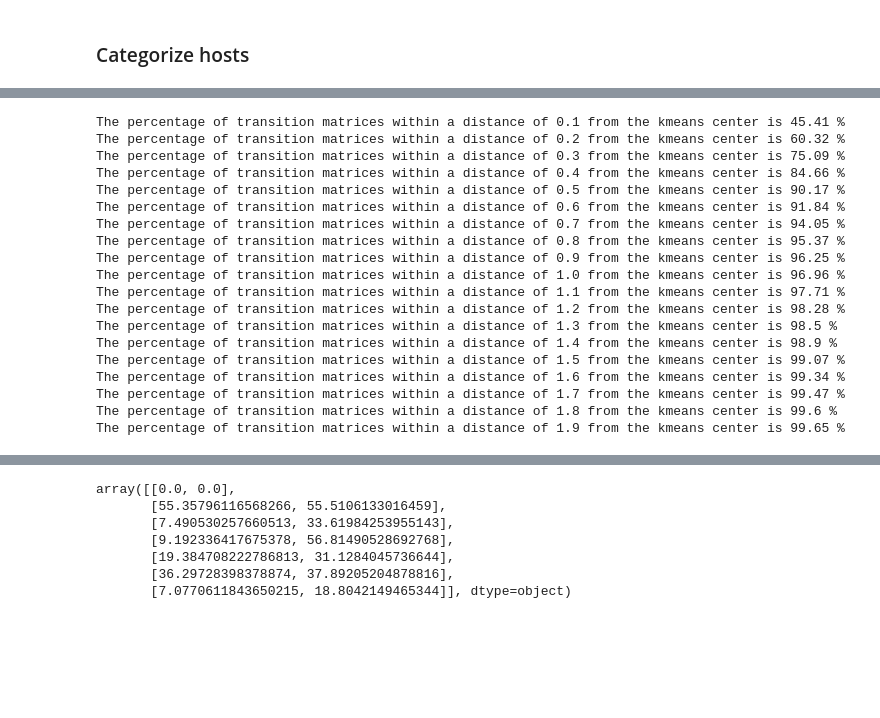
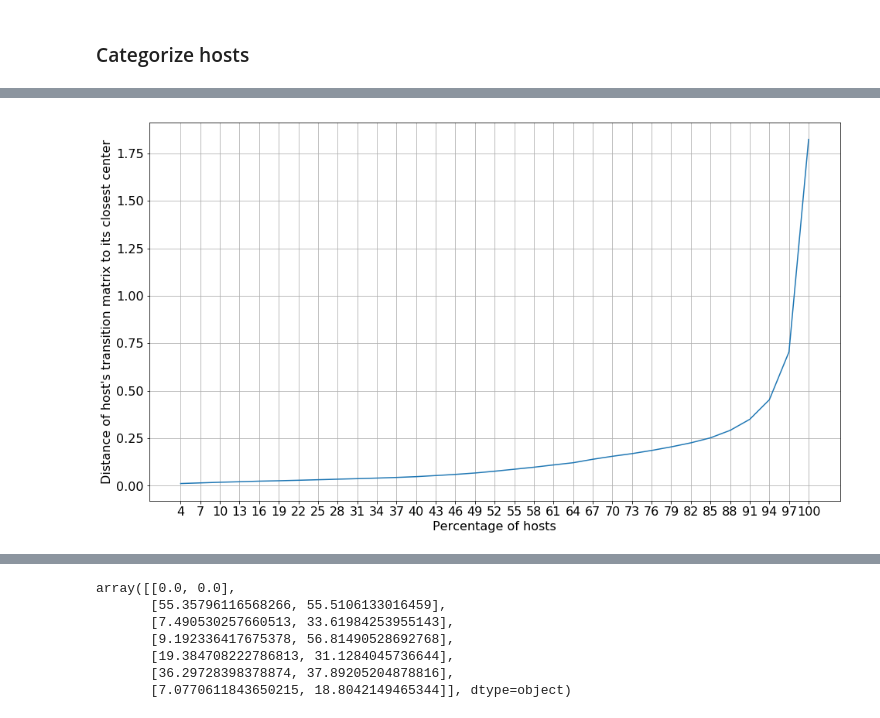
Before and after one commit to SotirisAnagnostidis/onlineAnomalyDetection, a Jupyter notebook: diploma/KL-Kmeans.ipynb, the cells around one changed output, grey strips where cells are left out. Cells and saved outputs as stored; diff of their text form; code cells hidden in the pictures; blank space fills up the shorter version.

```diff
--- a/diploma/KL-Kmeans.ipynb
+++ b/diploma/KL-Kmeans.ipynb
@@ -128,33 +132,31 @@ sorted(distances, key=lambda x: -x[1])[:10]
-# %%
-sorted_distances = sorted(distances, key=lambda x: -x[1])
-
-def percentage_distances(value):
-    total = 0
-    for k in kk:
-        if k[1] < value:
-            total += 1
-    print('The percentage of transition matrices within a distance of', value,
-          'from the kmeans center is', round(total/len(kk) * 100, 2), '%')
-
-for i in np.arange(0.1, 2, 0.1):
-    percentage_distances(i)
-# %% [output]
-The percentage of transition matrices within a distance of 0.1 from the kmeans center is 45.41 %
-The percentage of transition matrices within a distance of 0.2 from the kmeans center is 60.32 %
-The percentage of transition matrices within a distance of 0.3 from the kmeans center is 75.09 %
-The percentage of transition matrices within a distance of 0.4 from the kmeans center is 84.66 %
-The percentage of transition matrices within a distance of 0.5 from the kmeans center is 90.17 %
-The percentage of transition matrices within a distance of 0.6 from the kmeans center is 91.84 %
-The percentage of transition matrices within a distance of 0.7 from the kmeans center is 94.05 %
-The percentage of transition matrices within a distance of 0.8 from the kmeans center is 95.37 %
-The percentage of transition matrices within a distance of 0.9 from the kmeans center is 96.25 %
-The percentage of transition matrices within a distance of 1.0 from the kmeans center is 96.96 %
-The percentage of transition matrices within a distance of 1.1 from the kmeans center is 97.71 %
-The percentage of transition matrices within a distance of 1.2 from the kmeans center is 98.28 %
-The percentage of transition matrices within a distance of 1.3 from the kmeans center is 98.5 %
-The percentage of transition matrices within a distance of 1.4 from the kmeans center is 98.9 %
-The percentage of transition matrices within a distance of 1.5 from the kmeans center is 99.07 %
-The percentage of transition matrices within a distance of 1.6 from the kmeans center is 99.34 %
-The percentage of transition matrices within a distance of 1.7 from the kmeans center is 99.47 %
-The percentage of transition matrices within a distance of 1.8 from the kmeans center is 99.6 %
-The percentage of transition matrices within a distance of 1.9 from the kmeans center is 99.65 %
+# %%
+#find best parameters!!!
+
+def find_percentage(sorted_distances, every=range(10,100,10)):
+    total = len(sorted_distances)
+    distances = {}
+    for k in every:
+        distances[k] = sorted_distances[1 - int(total*k/100)][1]
+    return distances
+# %%
+from pylab import rcParams
+from matplotlib import pyplot as plt
+
+colors = ['blue', 'red', 'green', 'yellow', 'black']
+rcParams['font.size'] = 16
+rcParams['figure.figsize'] = 16, 9
+
+sorted_distances = sorted(distances, key=lambda x: -x[1])
+
+ranges = range(4,101,3)
+
+percentages = list(find_percentage(sorted_distances, every=ranges).values())
+
+plt.plot(list(ranges), percentages)
+plt.xlabel('Percentage of hosts')
+plt.ylabel('Distance of host\'s transition matrix to its closest center')
+plt.xticks(ranges)
+plt.grid()
+plt.show()
+# %% [output]
+[figure, added]
```
Also changed, not shown: parts of 29 cells of this notebook.
